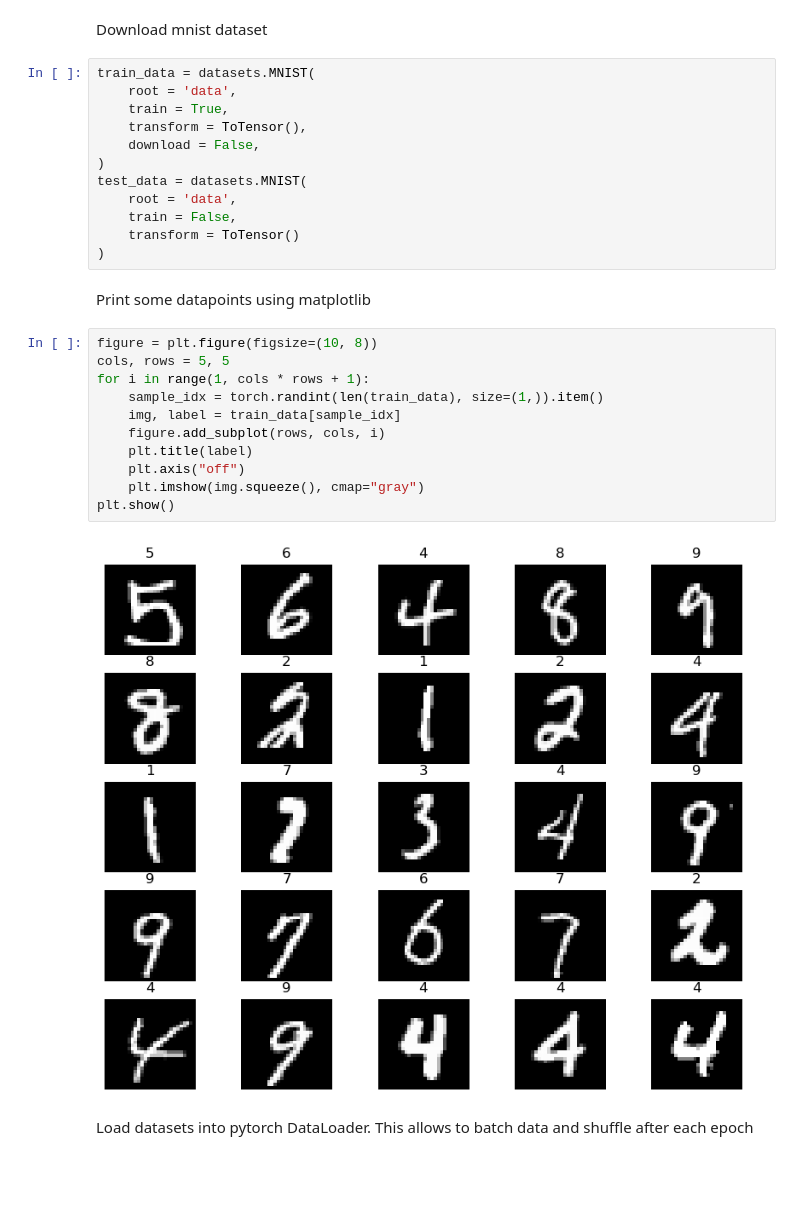
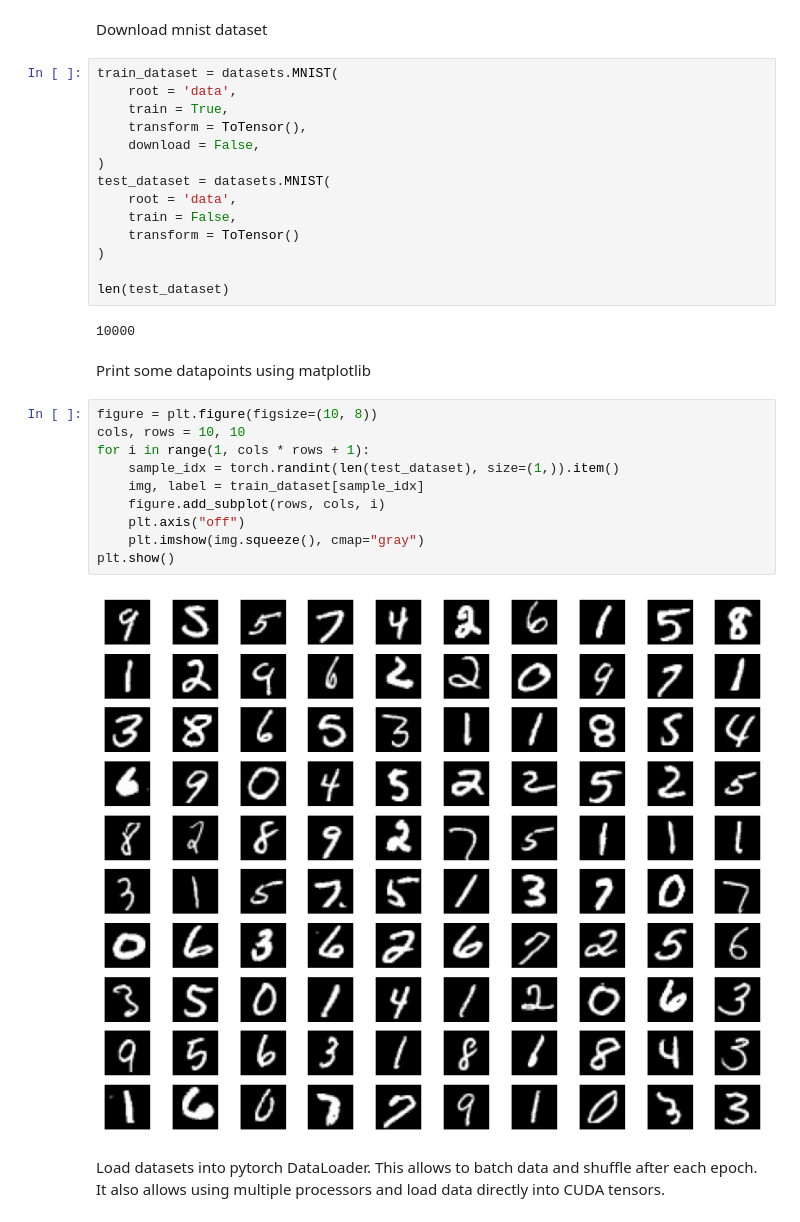
Before and after one commit to yashar-ne/AD-with-GANs, a Jupyter notebook: src/basic-gan.ipynb, the cells around one changed output. Cells and saved outputs as stored; diff of their text form; blank space fills up the shorter version.

```diff
--- a/src/basic-gan.ipynb
+++ b/src/basic-gan.ipynb
@@ -16,32 +18,35 @@ device = torch.device('cuda' if torch.cuda.is_available() else 'cpu')
 # %% [markdown]
 Download mnist dataset
 # %%
-train_data = datasets.MNIST(
+train_dataset = datasets.MNIST(
     root = 'data',
     train = True,
     transform = ToTensor(),
     download = False,
 )
-test_data = datasets.MNIST(
+test_dataset = datasets.MNIST(
     root = 'data',
     train = False,
     transform = ToTensor()
 )
+
+len(test_dataset)
+# %% [output]
+10000
 # %% [markdown]
 Print some datapoints using matplotlib
 # %%
 figure = plt.figure(figsize=(10, 8))
-cols, rows = 5, 5
+cols, rows = 10, 10
 for i in range(1, cols * rows + 1):
-    sample_idx = torch.randint(len(train_data), size=(1,)).item()
-    img, label = train_data[sample_idx]
+    sample_idx = torch.randint(len(test_dataset), size=(1,)).item()
+    img, label = train_dataset[sample_idx]
     figure.add_subplot(rows, cols, i)
-    plt.title(label)
     plt.axis("off")
     plt.imshow(img.squeeze(), cmap="gray")
 plt.show()
 # %% [output]
-[figure, old version]
+[figure, new version]
 # %% [markdown]
-Load datasets into pytorch DataLoader. This allows to batch data and shuffle after each epoch
+Load datasets into pytorch DataLoader. This allows to batch data and shuffle after each epoch. It also allows using multiple processors and load data directly into CUDA tensors.
 # %%
```
Also changed, not shown: parts of 10 cells of this notebook, 2 other files.
